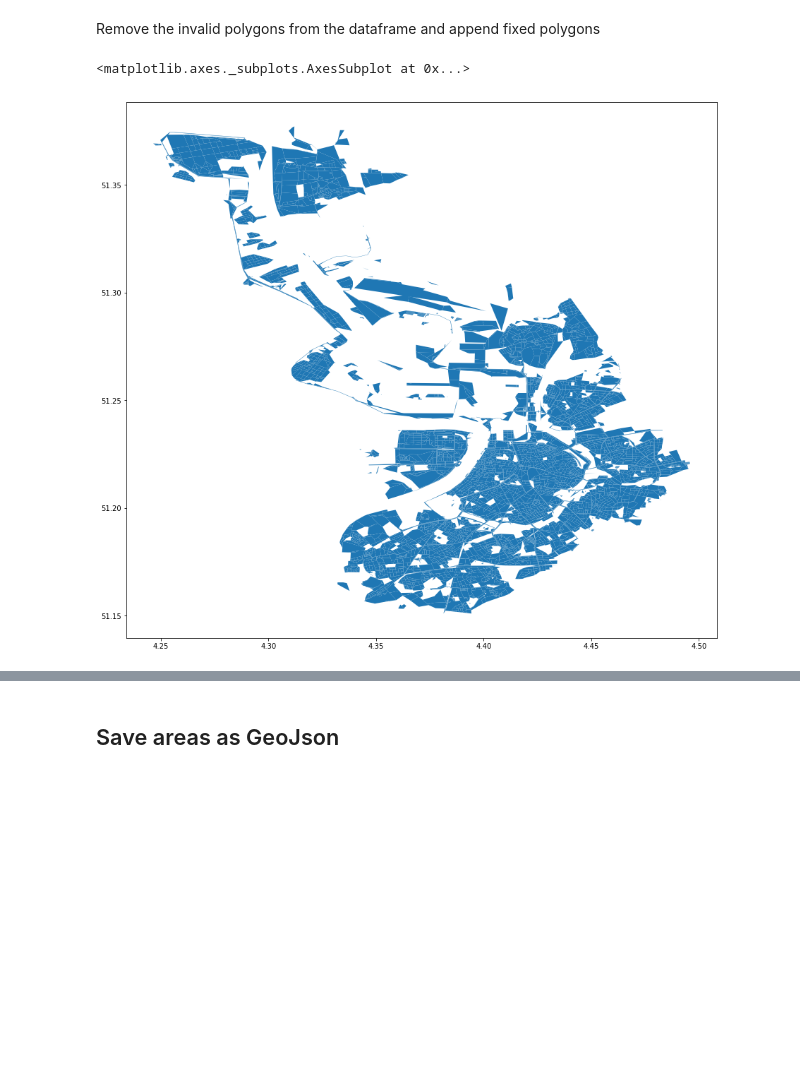
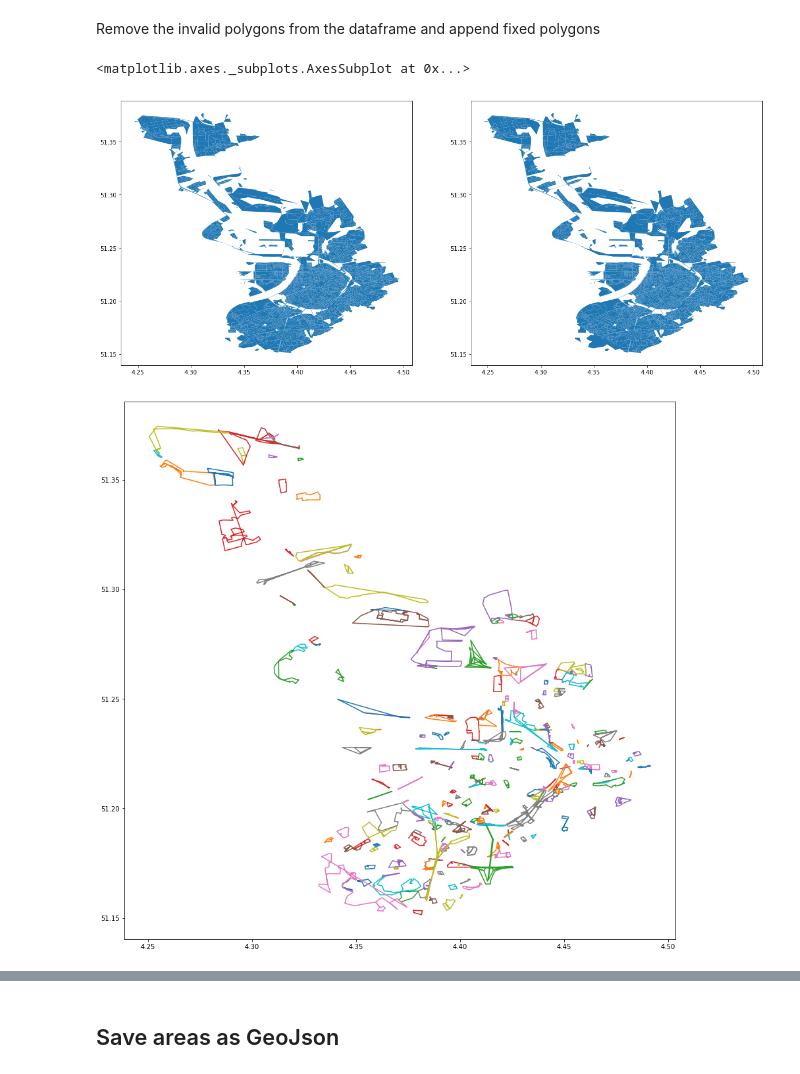
Before and after one commit to LeandroOrdonez/geoviz, a Jupyter notebook: AntwerpCityBlocks.ipynb, the cells around one changed output, grey strips where cells are left out. Saved outputs shown, nothing was run; the diff lists cells and outputs as text; code cells hidden in the pictures; blank space fills up the shorter version.

Commit message:
fix routine that fixes invalid polygons after getting the city blocks

```diff
--- a/AntwerpCityBlocks.ipynb
+++ b/AntwerpCityBlocks.ipynb
@@ -40,6 +42,8 @@ blocks.plot(figsize=(15,15))
 print('number of areas: {}'.format(len(blocks)))
 # %% [output]
 number of areas: 10330
+# %%
+original_blocks = blocks
 # %% [markdown]
 ## Dealing with invalid polygons
 # %% [markdown]
@@ -65,11 +69,50 @@ fixed = gpd.GeoDataFrame({'geometry':fixed})
+# %%
+fixed = [ ]
+
+def fix_polygon(pol, fixed_pgs):
+    if isinstance(pol, MultiPolygon):
+        #print('Multipolygon instance')
+        for p in pol.geoms:
+            clean = p.buffer(0.0)
+            if clean.geom_type == 'Polygon':
+                if clean.is_valid:
+                    p = clean
+                    fixed_pgs.append(p)
+            elif clean.geom_type == 'MultiPolygon':
+                fix_polygon(clean, fixed_pgs)
+    else:
+        clean = pol.buffer(0.0)
+        if clean.geom_type == 'Polygon':
+            if clean.is_valid:
+                pol = clean
+                fixed_pgs.append(pol)
+        elif clean.geom_type == 'MultiPolygon':
+            fix_polygon(clean, fixed_pgs)
+
+for _,pol in invalid.geometry.iteritems():
+    #pol = pol.buffer(0.0)
+    fix_polygon(pol, fixed)
+
+fixed = gpd.GeoDataFrame({'geometry':fixed})
+fixed = fixed[fixed.is_empty == False]
 # %% [markdown]
 Remove the invalid polygons from the dataframe and append fixed polygons
+# %%
+blocks = original_blocks
 # %%
 blocks = blocks[blocks.is_valid == True]
-#blocks = blocks.append(fixed)
-#blocks.reset_index(inplace=True, drop=True)
+blocks = blocks.append(fixed)
+blocks.reset_index(inplace=True, drop=True)
-# %%
-blocks.plot(figsize=(15,15))
-# %% [output]
-<matplotlib.axes._subplots.AxesSubplot at 0x...>
-[figure, removed]
+# %%
+_, axes = plt.subplots(figsize=(20,20), nrows=1, ncols=2)
+blocks.plot(ax = axes[0])
+original_blocks.plot(ax = axes[1])
+# %% [output]
+<matplotlib.axes._subplots.AxesSubplot at 0x...>
+[figure, added]
+# %%
+plt.figure(figsize=(15,15))
+for g in invalid.geometry:
+  plt.plot(*g.exterior.xy)
+# %% [output]
+[figure, added]
```
Also changed, not shown: parts of 7 cells of this notebook.
